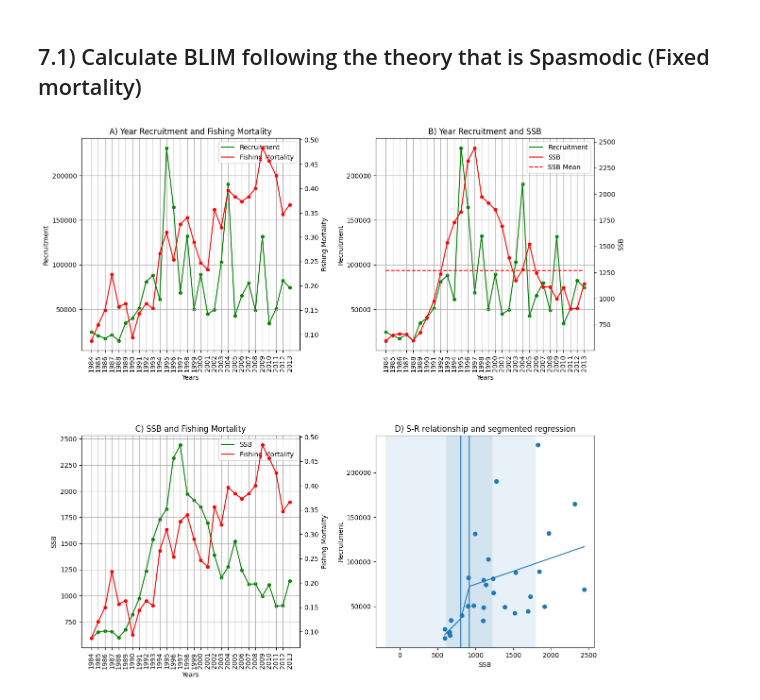
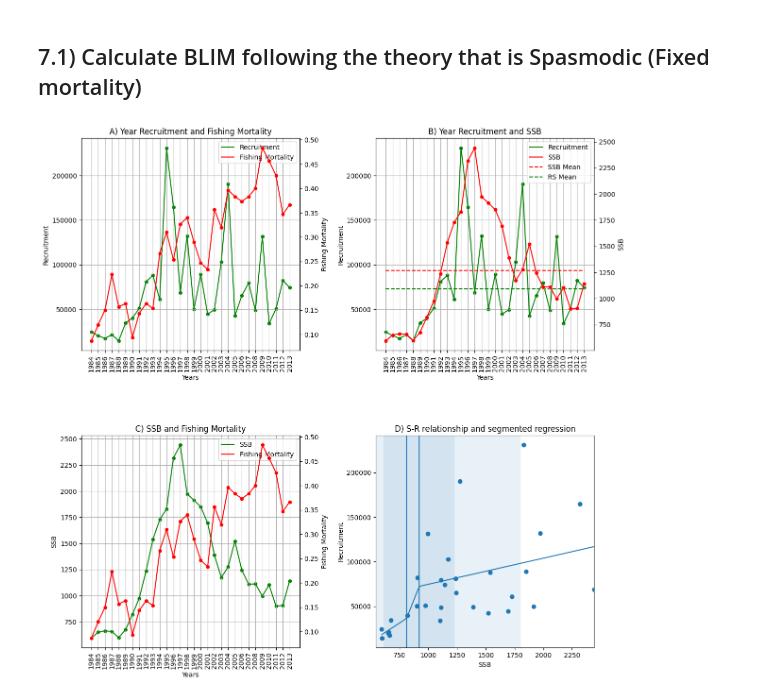
Before and after one commit to d2gex/pfs_slu, a Jupyter notebook: python/vap_fixed_terms.ipynb, the cells around one changed output. Cells and saved outputs as stored; diff of their text form; code cells hidden in the pictures.

```diff
--- a/python/vap_fixed_terms.ipynb
+++ b/python/vap_fixed_terms.ipynb
@@ -601,6 +606,8 @@ pw_fit.plot()
 ax[1][1].set_title("D) S-R relationship and segmented regression")
 ax[1][1].set_xlabel("SSB")
 ax[1][1].set_ylabel("Recruitment")
+ax[1][1].set_xlim(min(ssb_m.values) - 50,max(ssb_m.values))
+# ax[1][1].set_xticklabels(sorted(list(ssb_m.values)))
 
 # Plot Year class recruitment and fishing mortality
 ax_00 = ax[0][0].twinx()
@@ -649,6 +656,11 @@ sns.lineplot(data=fm_rs_ssb,
              y='rs',
              color='g',
              ax = ax[0][1])
+sns.lineplot(x=year_series,
+             y=[fm_rs_ssb.rs.mean()] * len(year_series),
+             color='g',
+             linestyle='--',
+             ax = ax[0][1])
 sns.scatterplot(data=fm_rs_ssb,
                 x = "year",
                 y="ssb",
@@ -672,7 +684,8 @@ ax[0][1].set_xlabel("Years")
 ax[0][1].set_ylabel("Recruitment")
 handles = build_twin_lineplot_legend ([{'color': 'g', 'label': 'Recruitment'},
                              {'color': 'r', 'label': 'SSB'}])
-handles.append(mlines.Line2D([], [], color='r', label='SSB Mean', linestyle='--'))
+handles.extend([mlines.Line2D([], [], color='r', label='SSB Mean', linestyle='--'),
+               mlines.Line2D([], [], color='g', label='RS Mean', linestyle='--')])
 ax[0][1].legend(handles = handles)
 ax[0][1].grid()
 
@@ -684,34 +697,34 @@ sns.scatterplot(data=fm_rs_ssb,
                 y="ssb",
                 color='g',
                 ax = ax[1][0])
 sns.lineplot(data=fm_rs_ssb,
              x='year',
              y='ssb',
              color='g',
              ax = ax[1][0])
 sns.scatterplot(data=fm_rs_ssb,
                 x = "year",
                 y="fm",
                 color='r',
                 ax = ax_10)
 sns.lineplot(data=fm_rs_ssb,
              x='year',
              y='fm',
              color='r',
              ax = ax_10)
 ax_10.set_ylabel("Fishing Mortality")
 ax[1][0].set(xticks=year_series)
 ax[1][0].set_xticklabels(ax[1][0].get_xticks(), rotation = 90)
 ax[1][0].set_title("C) SSB and Fishing Mortality")
 ax[1][0].set_xlabel("Years")
 ax[1][0].set_ylabel("SSB")
 handles = build_twin_lineplot_legend ([{'color': 'g', 'label': 'SSB'},
                              {'color': 'r', 'label': 'Fishing Mortality'}])
 ax[1][0].legend(handles = handles)
 ax[1][0].grid()
 plt.subplots_adjust(hspace=0.4, wspace=0.35)
 # %% [output]
-[figure, old version]
+[figure, new version]
 # %%
 pw_fit.summary()
 # %% [output]
```
Also changed, not shown: parts of 7 cells of this notebook.
